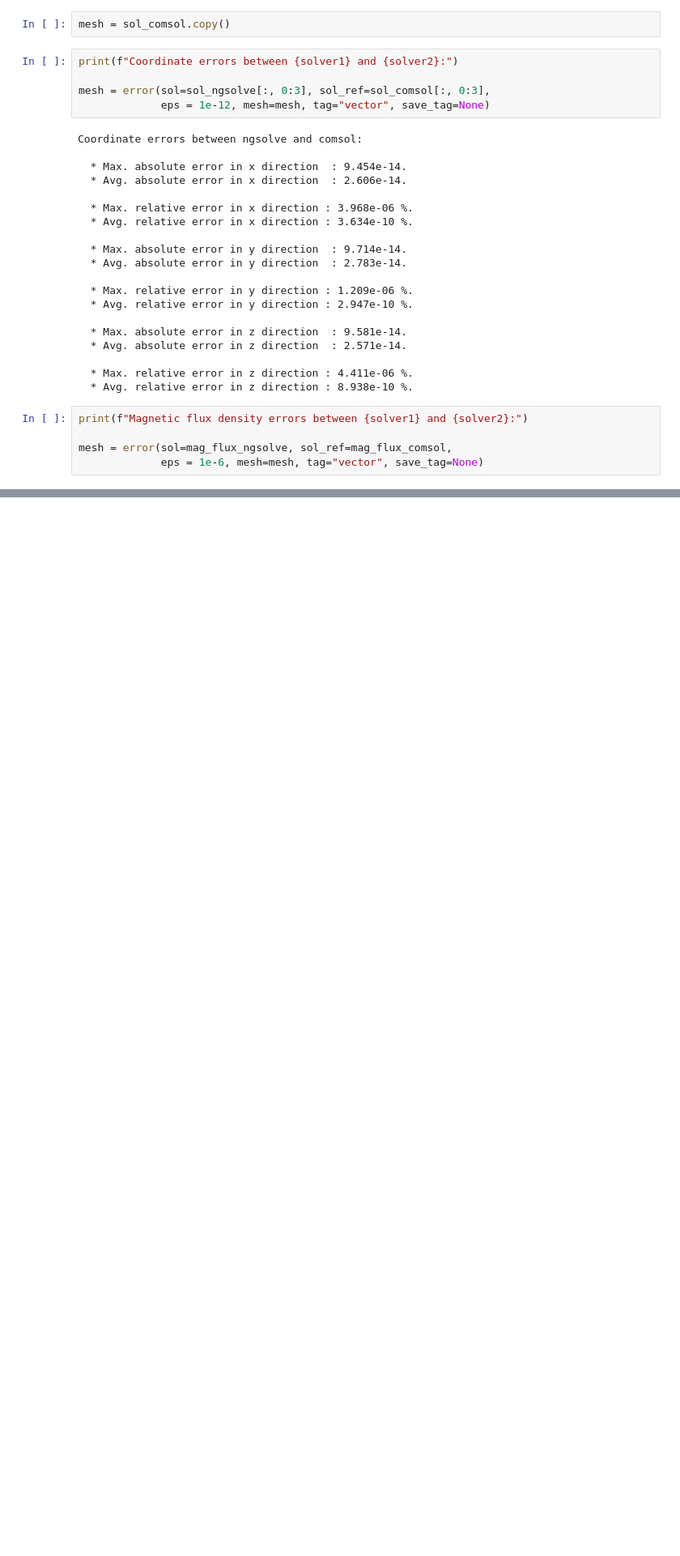
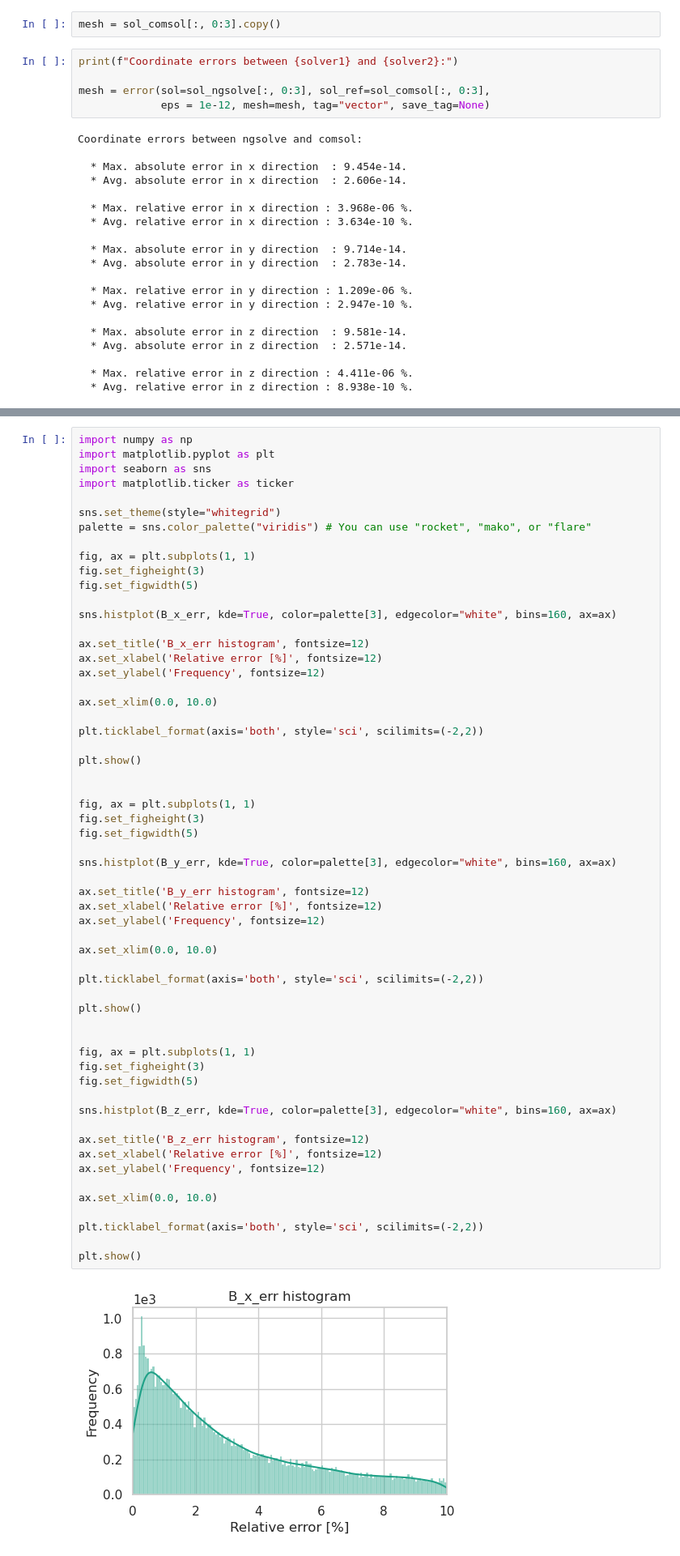
Before and after one commit to WieraB/EM_simulation, a Jupyter notebook: scripts/case2/gauss_case2_error_calc_ng_com.ipynb, the cells around one changed output, grey strips where cells are left out. Shown at 81% size. Cells and saved outputs as stored; diff of their text form; blank space fills up the shorter version.

```diff
--- a/scripts/case2/gauss_case2_error_calc_ng_com.ipynb
+++ b/scripts/case2/gauss_case2_error_calc_ng_com.ipynb
@@ -110,7 +110,7 @@ print(mag_vec_comsol.shape)
 (69629, 3)
 (69629, 3)
 # %%
-mesh = sol_comsol.copy()
+mesh = sol_comsol[:, 0:3].copy()
 # %%
 print(f"Coordinate errors between {solver1} and {solver2}:")
 
@@ -136,8 +136,3 @@ Coordinate errors between ngsolve and comsol:
 
   * Max. relative error in z direction : 4.411e-06 %.
   * Avg. relative error in z direction : 8.938e-10 %.
-# %%
-print(f"Magnetic flux density errors between {solver1} and {solver2}:")
-
-mesh = error(sol=mag_flux_ngsolve, sol_ref=mag_flux_comsol,
-             eps = 1e-6, mesh=mesh, tag="vector", save_tag=None)
@@ -163,0 +180,60 @@ Magnetic flux density errors between ngsolve and comsol:
+# %%
+import numpy as np
+import matplotlib.pyplot as plt
+import seaborn as sns
+import matplotlib.ticker as ticker
+
+sns.set_theme(style="whitegrid")
+palette = sns.color_palette("viridis") # You can use "rocket", "mako", or "flare"
+
+fig, ax = plt.subplots(1, 1)
+fig.set_figheight(3)
+fig.set_figwidth(5)
+
+sns.histplot(B_x_err, kde=True, color=palette[3], edgecolor="white", bins=160, ax=ax)
+
+ax.set_title('B_x_err histogram', fontsize=12)
+ax.set_xlabel('Relative error [%]', fontsize=12)
+ax.set_ylabel('Frequency', fontsize=12)
+
+ax.set_xlim(0.0, 10.0)
+
+plt.ticklabel_format(axis='both', style='sci', scilimits=(-2,2))
+
+plt.show()
+
+
+fig, ax = plt.subplots(1, 1)
+fig.set_figheight(3)
+fig.set_figwidth(5)
+
+sns.histplot(B_y_err, kde=True, color=palette[3], edgecolor="white", bins=160, ax=ax)
+
+ax.set_title('B_y_err histogram', fontsize=12)
+ax.set_xlabel('Relative error [%]', fontsize=12)
+ax.set_ylabel('Frequency', fontsize=12)
+
+ax.set_xlim(0.0, 10.0)
+
+plt.ticklabel_format(axis='both', style='sci', scilimits=(-2,2))
+
+plt.show()
+
+
+fig, ax = plt.subplots(1, 1)
+fig.set_figheight(3)
+fig.set_figwidth(5)
+
+sns.histplot(B_z_err, kde=True, color=palette[3], edgecolor="white", bins=160, ax=ax)
+
+ax.set_title('B_z_err histogram', fontsize=12)
+ax.set_xlabel('Relative error [%]', fontsize=12)
+ax.set_ylabel('Frequency', fontsize=12)
+
+ax.set_xlim(0.0, 10.0)
+
+plt.ticklabel_format(axis='both', style='sci', scilimits=(-2,2))
+
+plt.show()
+# %% [output]
+[figure, added]
```
Also changed, not shown: parts of 4 cells of this notebook, 22 other files.
